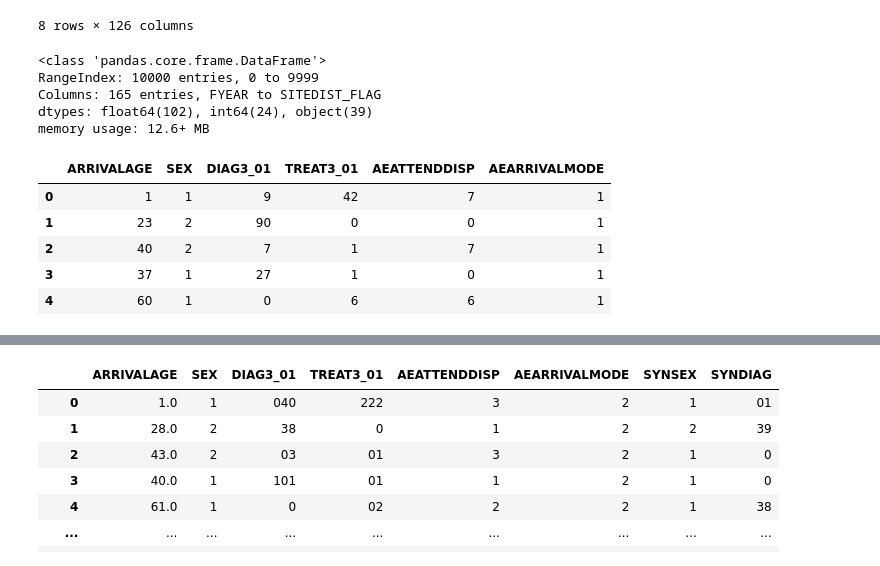
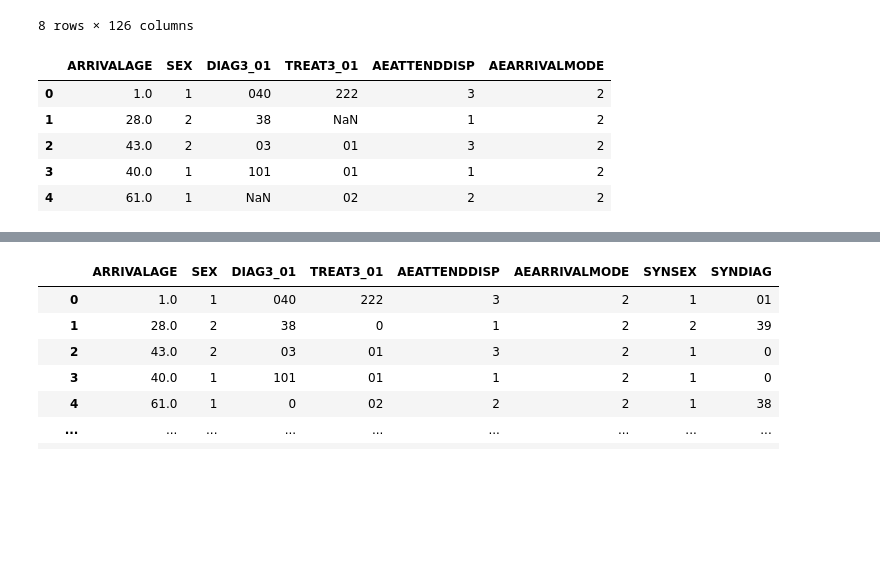
Before and after one commit to AshAninze/synthetic-data-rough-note, a Jupyter notebook: scripts/testdata.ipynb, the cells around one changed output, grey strips where cells are left out. Saved outputs shown, nothing was run; the diff lists cells and outputs as text; code cells hidden in the pictures; blank space fills up the shorter version.

```diff
--- a/scripts/testdata.ipynb
+++ b/scripts/testdata.ipynb
@@ -29,37 +45,22 @@ data.describe()
 | 75% | 708.0 | 200799.0 | 7.504777e+11 | 1.0 | 2.000000 | 1.000000 | 1.000000 | ... |
 | max | 708.0 | 200799.0 | 9.999187e+11 | 1.0 | 9.000000 | 1.000000 | 9.000000 | ... |
 8 rows × 126 columns
-# %%
-data.info()
-# %% [output]
-<class 'pandas.core.frame.DataFrame'>
-RangeIndex: 10000 entries, 0 to 9999
-Columns: 165 entries, FYEAR to SITEDIST_FLAG
-dtypes: float64(102), int64(24), object(39)
-memory usage: 12.6+ MB
 # %%
 # Creating dataset that has only columns that are needed for analysis
+# ARRIVALAGE: The patient's age when they arrived at the A&E department
+# SEX: The patient's sex, with 1 for male, 2 for female and 0 for unknown
+# DIAG3_01: The primary diagnosis given to the patient, based on ICD-10
+# TREAT3_01: The primary treatment or procedure the patient received, based on ICD-10
+# AEATTENDDISP: The outcome of the patient's visit to the A&E department (e.g., admitted to a hospital bed, discharged)
+# AEARRIVALMODE: How the patient arrived at the A&E department, such as by 1 for ambulance, 2 for other means and 9 for unknown
+
 rel_data = data[['ARRIVALAGE', 'SEX', 'DIAG3_01', 'TREAT3_01','AEATTENDDISP', 'AEARRIVALMODE' ]]
 
-# Replace all NaN values with 0
-rel_data = rel_data.fillna(0)
-
-# Creating a copy of the dataset for encoding
-encoded = rel_data.copy()
-
-# Encoding all variables
-label_encoders = {}
-for column in encoded.columns:
-    le = LabelEncoder()
-    encoded[column] = le.fit_transform(encoded[column].astype(str))
-    label_encoders[column] = le
-
-
-encoded.head()
+rel_data.head()
 # %% [output]
 |  | ARRIVALAGE | SEX | DIAG3_01 | TREAT3_01 | AEATTENDDISP | AEARRIVALMODE |
-| 0 | 1 | 1 | 9 | 42 | 7 | 1 |
-| 1 | 23 | 2 | 90 | 0 | 0 | 1 |
-| 2 | 40 | 2 | 7 | 1 | 7 | 1 |
-| 3 | 37 | 1 | 27 | 1 | 0 | 1 |
-| 4 | 60 | 1 | 0 | 6 | 6 | 1 |
+| 0 | 1.0 | 1 | 040 | 222 | 3 | 2 |
+| 1 | 28.0 | 2 | 38 | NaN | 1 | 2 |
+| 2 | 43.0 | 2 | 03 | 01 | 3 | 2 |
+| 3 | 40.0 | 1 | 101 | 01 | 1 | 2 |
+| 4 | 61.0 | 1 | NaN | 02 | 2 | 2 |
```
Also changed, not shown: parts of 10 cells of this notebook, 2 other files.
